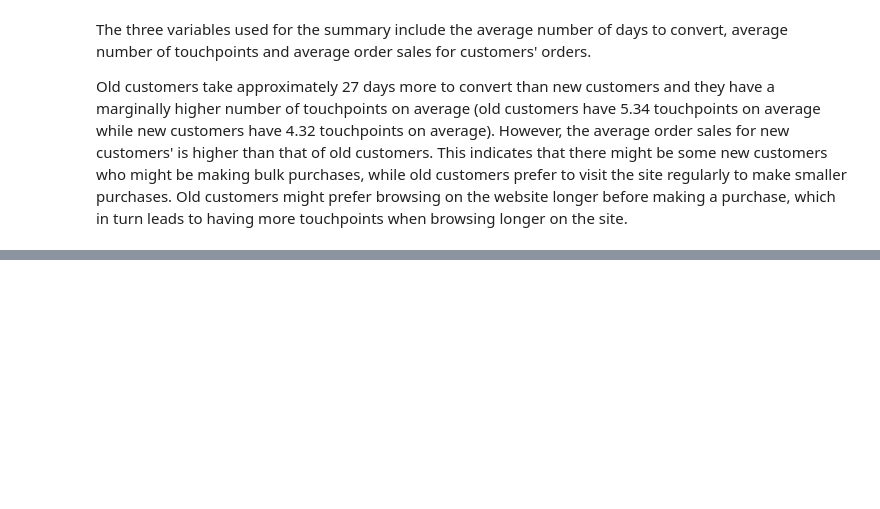
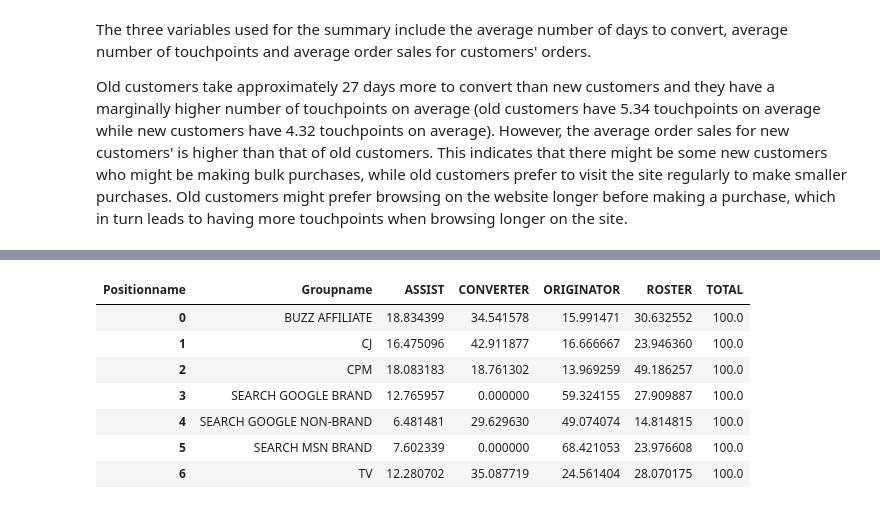
Before and after one commit to Amberineee/BA860_Assignments, a Jupyter notebook: Assignment_3.ipynb, the cells around one changed output, grey strips where cells are left out. Cells and saved outputs as stored; diff of their text form; code cells hidden in the pictures; blank space fills up the shorter version.

```diff
--- a/Assignment_3.ipynb
+++ b/Assignment_3.ipynb
@@ -297,0 +500,24 @@ first_last
+# %%
+filter_df = df[(df['Groupname'] == 'BUZZ AFFILIATE') | (df['Groupname'] == 'CJ') |  (df['Groupname'] == 'CPM') |  (df['Groupname'] == 'SEARCH GOOGLE BRAND') |  (df['Groupname'] == 'SEARCH GOOGLE NON-BRAND') |  (df['Groupname'] == 'SEARCH MSN BRAND') |  (df['Groupname'] == 'TV')]
+channel = pd.DataFrame(filter_df.groupby(['Groupname', 'Positionname'])['Position'].count())
+channel.reset_index(inplace=True)
+channel_pivot = channel.pivot(index='Groupname', columns='Positionname', values='Position')
+channel_pivot = channel_pivot.fillna(0)
+channel_pivot['Total_old'] = channel_pivot.ASSIST + channel_pivot.CONVERTER + channel_pivot.ORIGINATOR + channel_pivot.ROSTER
+channel_pivot['ASSIST'] = channel_pivot['ASSIST']/channel_pivot['Total_old']*100
+channel_pivot['CONVERTER'] = channel_pivot['CONVERTER']/channel_pivot['Total_old']*100
+channel_pivot['ORIGINATOR'] = channel_pivot['ORIGINATOR']/channel_pivot['Total_old']*100
+channel_pivot['ROSTER'] = channel_pivot['ROSTER']/channel_pivot['Total_old']*100
+channel_pivot['TOTAL'] = channel_pivot.ASSIST + channel_pivot.CONVERTER + channel_pivot.ORIGINATOR + channel_pivot.ROSTER
+channel_pivot.drop(columns=['Total_old'], inplace=True)
+channel_pivot.reset_index(inplace=True)
+channel_pivot
+# %% [output]
+| Positionname | Groupname | ASSIST | CONVERTER | ORIGINATOR | ROSTER | TOTAL |
+| 0 | BUZZ AFFILIATE | 18.834399 | 34.541578 | 15.991471 | 30.632552 | 100.0 |
+| 1 | CJ | 16.475096 | 42.911877 | 16.666667 | 23.946360 | 100.0 |
+| 2 | CPM | 18.083183 | 18.761302 | 13.969259 | 49.186257 | 100.0 |
+| 3 | SEARCH GOOGLE BRAND | 12.765957 | 0.000000 | 59.324155 | 27.909887 | 100.0 |
+| 4 | SEARCH GOOGLE NON-BRAND | 6.481481 | 29.629630 | 49.074074 | 14.814815 | 100.0 |
+| 5 | SEARCH MSN BRAND | 7.602339 | 0.000000 | 68.421053 | 23.976608 | 100.0 |
+| 6 | TV | 12.280702 | 35.087719 | 24.561404 | 28.070175 | 100.0 |
```
Also changed, not shown: parts of 28 cells of this notebook.
